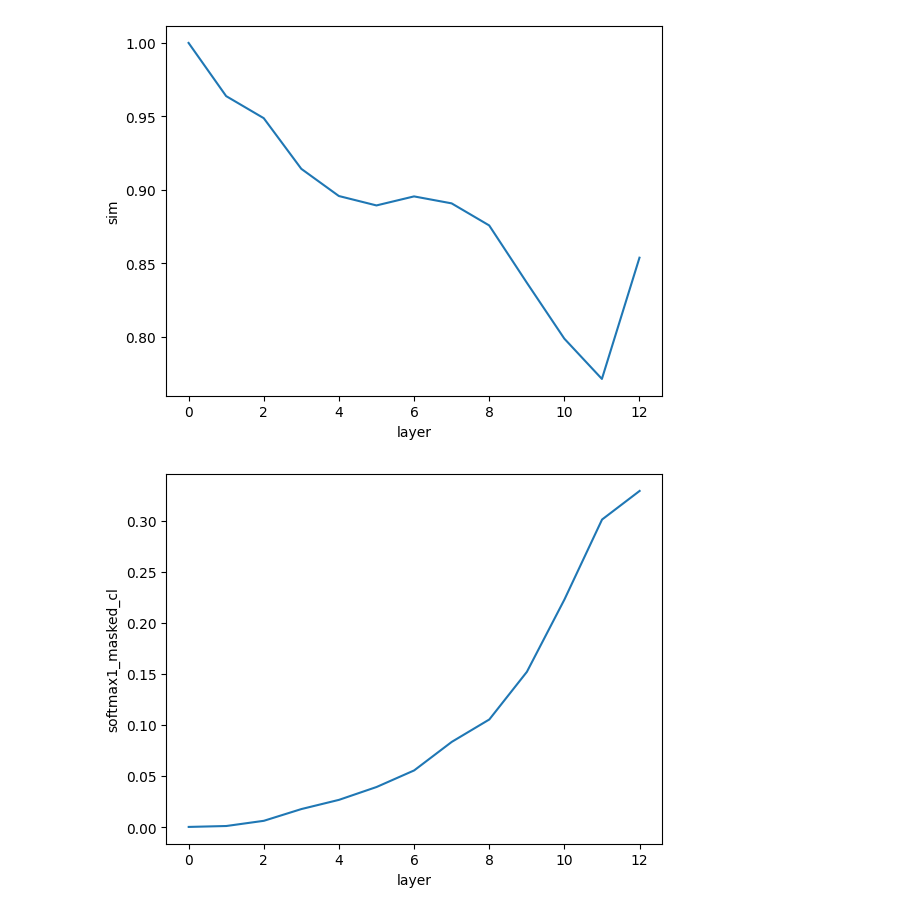
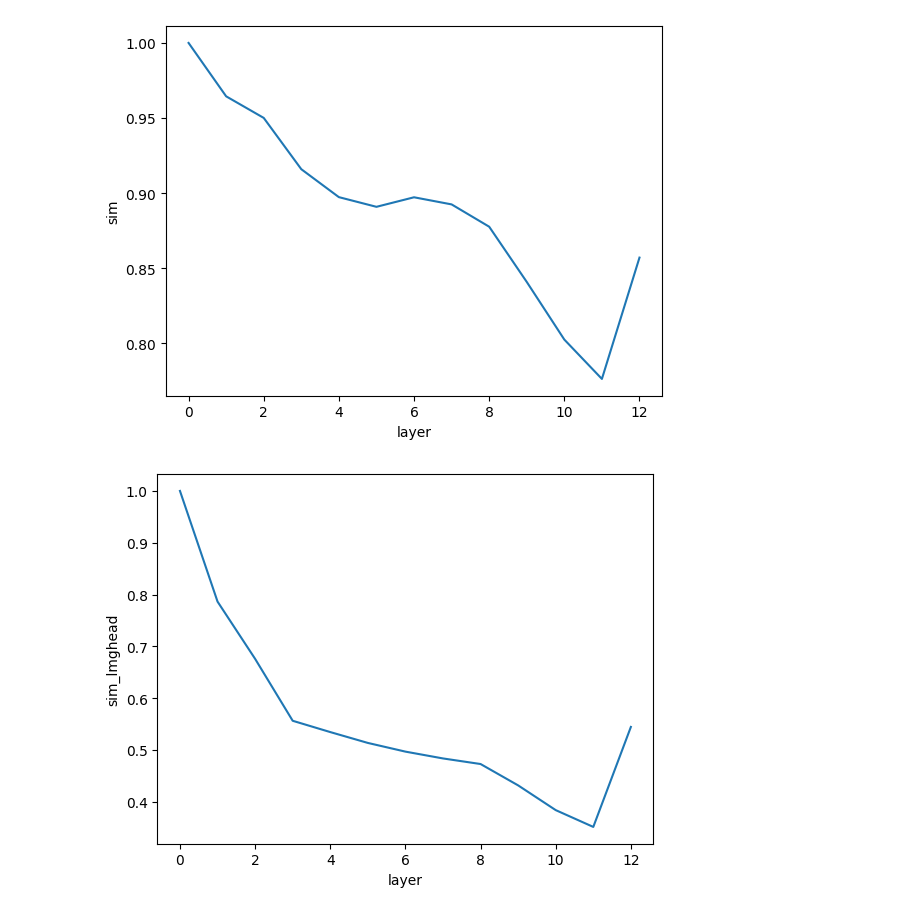
Before and after one commit to itay-nakash/Expirements, a Jupyter notebook: analyze_results.ipynb, the cells around one changed output. Cells and saved outputs as stored; diff of their text form; code cells hidden in the pictures.

```diff
--- a/analyze_results.ipynb
+++ b/analyze_results.ipynb
@@ -6,10 +6,11 @@ import pandas as pd
 import seaborn as sns
 import matplotlib.pyplot as plt
 import numpy as np
+from typing import List
 from sklearn.linear_model import Lasso
 from sklearn.linear_model import LinearRegression
 # read csv to df:
-path_to_csv = '/home/itay.nakash/smooth_language/results/SameInedx700000.csv'
+path_to_csv = '/home/itay.nakash/smooth_language/results/SameInedx1300000.0.csv'
 df = pd.read_csv(path_to_csv)
 df = df.drop('Unnamed: 0',axis=1)
 numeric_df = df.select_dtypes(include=["number"])
@@ -182,8 +242,8 @@ def plot_mean_of_two_cols(df,x_str:str,y_str:str):
 # %%
 plot_mean_of_two_cols(df,x_str='layer',y_str='sim')
 # %% [output]
-[figure, old version]
+[figure, new version]
 # %%
-plot_mean_of_two_cols(df,x_str='layer',y_str='softmax1_masked_cl')
+plot_mean_of_two_cols(df,x_str='layer',y_str='sim_lmghead')
 # %% [output]
-[figure, old version]
+[figure, new version]
```
Also changed, not shown: parts of 17 cells of this notebook.
